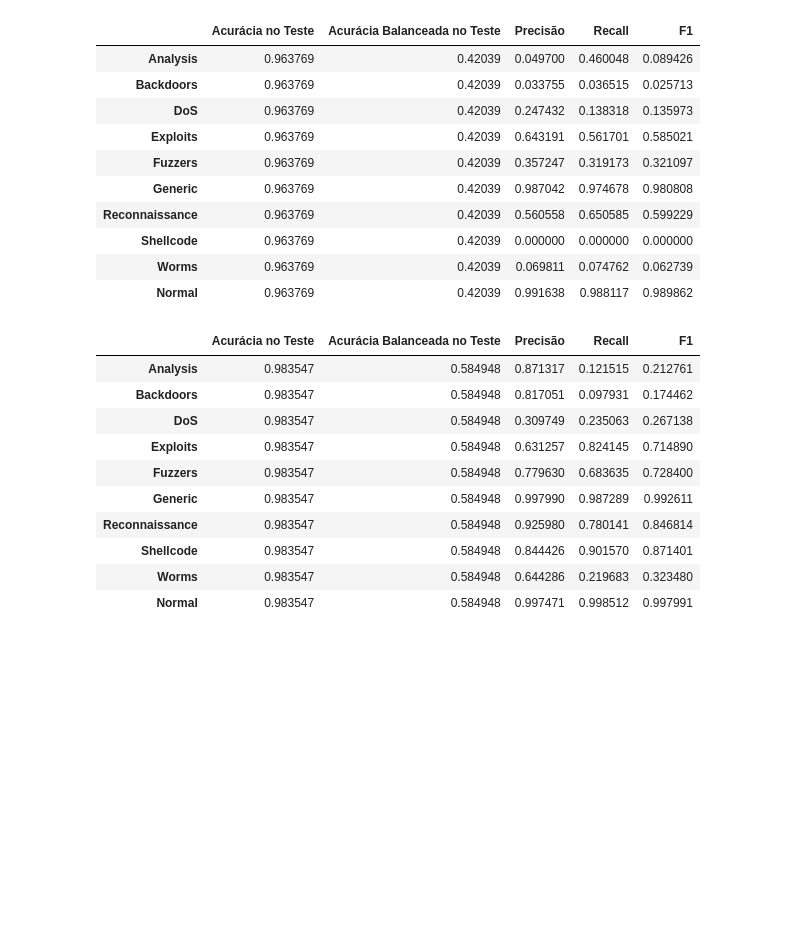
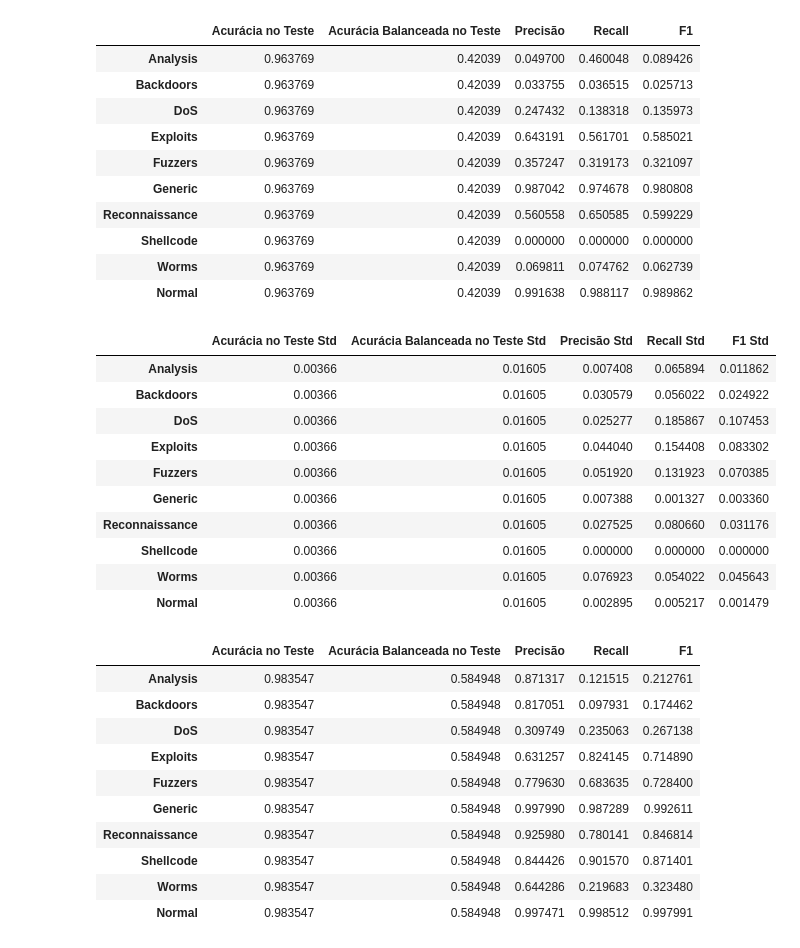
Before and after one commit to Robertt-S/ML_on_anomaly_detection, a Jupyter notebook: src/4_results_exploration.ipynb, the cells around one changed output. Drawn from its saved outputs; the diff is of its cells as text; code cells hidden in the pictures; blank space fills up the shorter version.

```diff
--- a/src/4_results_exploration.ipynb
+++ b/src/4_results_exploration.ipynb
@@ -79,10 +83,17 @@ def ensemble_mlp_scores(scores, classes):
     recall = scores.at[i, "Recall"].mean()
     f1 = scores.at[i, "F1"].mean()
 
-    auxiliary = pd.DataFrame(index = [classes[i]], data = {"Acurácia no Teste": test_accuracy, "Acurácia Balanceada no Teste": test_balanced_accuracy, "Precisão": precision, "Recall": recall, "F1": f1})
+    test_accuracy_std = scores.at[i, "Acurácia no Teste"].std()
+    test_balanced_accuracy_std = scores.at[i, "Acurácia Balanceada no Teste"].std()
+    precision_std = scores.at[i, "Precisão"].std()
+    recall_std = scores.at[i, "Recall"].std()
+    f1_std = scores.at[i, "F1"].std()
+
+    auxiliary = pd.DataFrame(index = [classes[i]], data = {"Acurácia no Teste": test_accuracy, "Acurácia no Teste Std": test_accuracy_std, "Acurácia Balanceada no Teste": test_balanced_accuracy, "Acurácia Balanceada no Teste Std": test_balanced_accuracy_std, "Precisão": precision, "Precisão Std": precision_std, "Recall": recall, "Recall Std": recall_std, "F1": f1, "F1 Std": f1_std})
+
     df_scores = pd.concat([df_scores, auxiliary], axis = 0)
 
-  return df_scores
+  return df_scores[["Acurácia no Teste", "Acurácia Balanceada no Teste", "Precisão", "Recall", "F1"]], df_scores[["Acurácia no Teste Std", "Acurácia Balanceada no Teste Std", "Precisão Std", "Recall Std", "F1 Std"]]
 # %%
 def hierarchical_accuracy_scores(scores):
   df_scores = pd.DataFrame()
@@ -273,4 +337,18 @@ ada_boost_multiclass_means
 | Shellcode | 0.963769 | 0.42039 | 0.000000 | 0.000000 | 0.000000 |
 | Worms | 0.963769 | 0.42039 | 0.069811 | 0.074762 | 0.062739 |
 | Normal | 0.963769 | 0.42039 | 0.991638 | 0.988117 | 0.989862 |
+# %%
+ada_boost_multiclass_means[1]
+# %% [output]
+|  | Acurácia no Teste Std | Acurácia Balanceada no Teste Std | Precisão Std | Recall Std | F1 Std |
+| Analysis | 0.00366 | 0.01605 | 0.007408 | 0.065894 | 0.011862 |
+| Backdoors | 0.00366 | 0.01605 | 0.030579 | 0.056022 | 0.024922 |
+| DoS | 0.00366 | 0.01605 | 0.025277 | 0.185867 | 0.107453 |
+| Exploits | 0.00366 | 0.01605 | 0.044040 | 0.154408 | 0.083302 |
+| Fuzzers | 0.00366 | 0.01605 | 0.051920 | 0.131923 | 0.070385 |
+| Generic | 0.00366 | 0.01605 | 0.007388 | 0.001327 | 0.003360 |
+| Reconnaissance | 0.00366 | 0.01605 | 0.027525 | 0.080660 | 0.031176 |
+| Shellcode | 0.00366 | 0.01605 | 0.000000 | 0.000000 | 0.000000 |
+| Worms | 0.00366 | 0.01605 | 0.076923 | 0.054022 | 0.045643 |
+| Normal | 0.00366 | 0.01605 | 0.002895 | 0.005217 | 0.001479 |
 # %%
```
Also changed, not shown: parts of 49 cells of this notebook, 1 other file.
